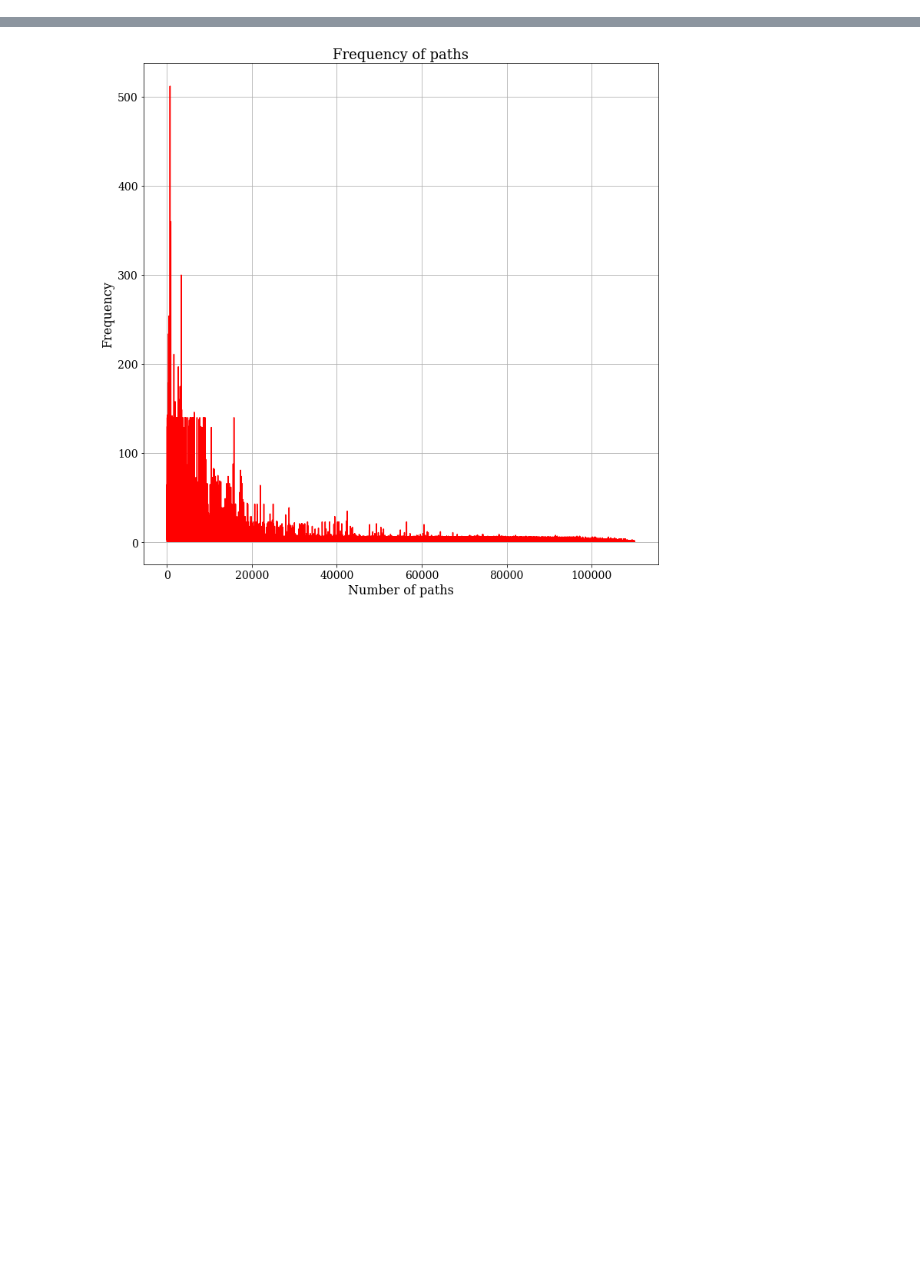
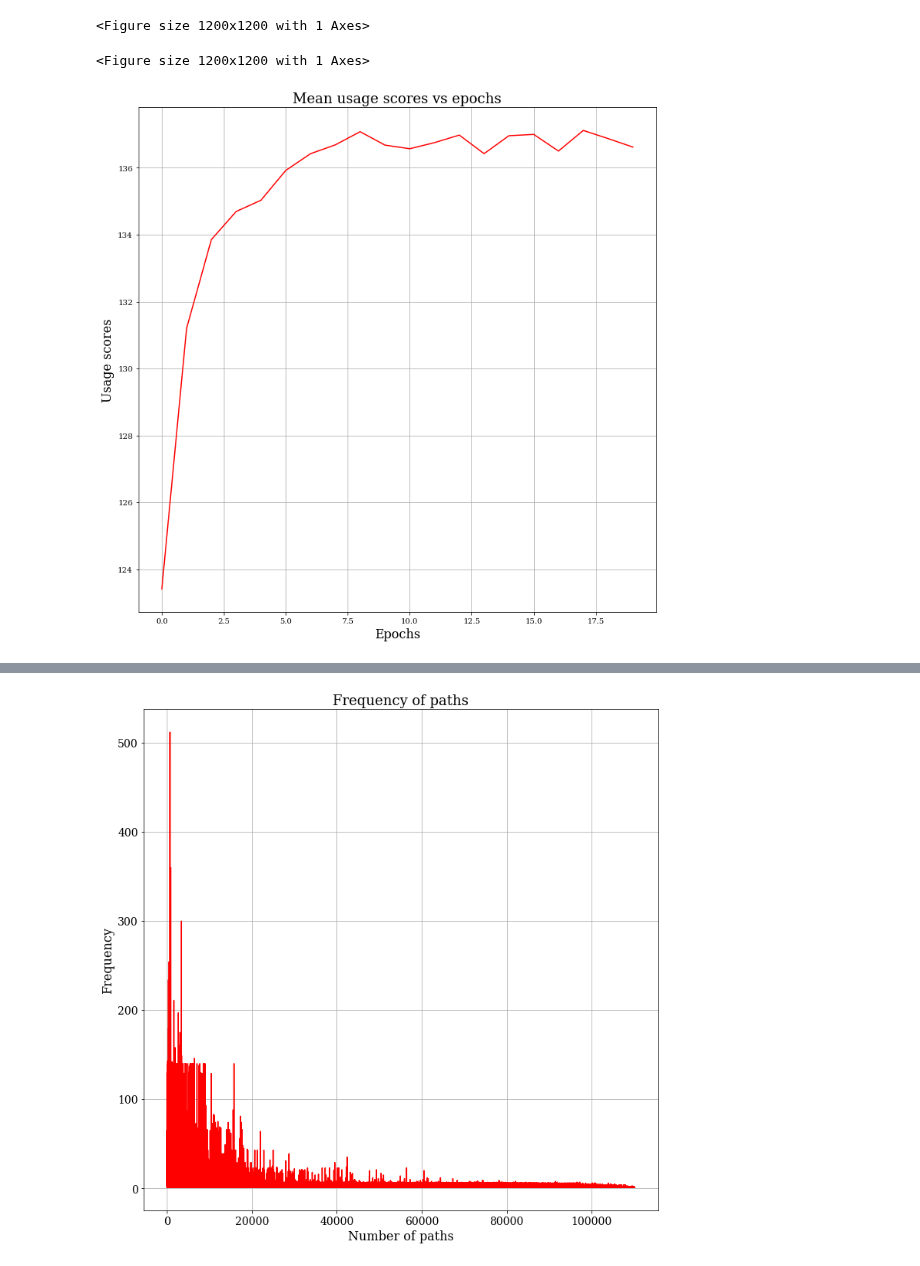
Before and after one commit to anuprulez/similar_galaxy_workflow, a Jupyter notebook: plot_losses_precision.ipynb, the cells around one changed output, grey strips where cells are left out. Saved outputs shown, nothing was run; the diff lists cells and outputs as text; code cells hidden in the pictures; blank space fills up the shorter version.

```diff
--- a/plot_losses_precision.ipynb
+++ b/plot_losses_precision.ipynb
@@ -50,16 +1,86 @@ plot_hist(abs_precision, compatible_precision, "Precision vs epochs", "Epochs",
+# %%
+import numpy as np
+import json
+import warnings
+
+from matplotlib import pyplot as plt
+
+warnings.filterwarnings("ignore")
+
+font = {'family': 'serif', 'size': 14}
+
+plt.rc('font', **font)
+
+size_title = 18
+size_label = 16
+n_pred = 2
+
+#Training loss
+tr_loss = [0.02973347, 0.00360939, 0.00223855, 0.00175462, 0.00160234, 0.0013737,
+ 0.001245, 0.00113355, 0.00111238, 0.00099951, 0.00097535, 0.00095279,
+ 0.00091858, 0.00082283, 0.00080511, 0.00078512, 0.00087507, 0.00080081,
+ 0.00069988, 0.00070882]
+
+#Test loss
+te_loss = [0.00222079, 0.00145012, 0.0009965, 0.00089102, 0.00076529, 0.0007338,
+ 0.00067119, 0.00063819, 0.00059331, 0.00059609, 0.00055839, 0.00056766,
+ 0.00053846, 0.00051498, 0.00049741, 0.00048332, 0.00049058, 0.0004792,
+ 0.00052327, 0.0005503]
+
+#Test absolute precision
+test_abs_precision = [0.8954031397380984, 0.9553524115819797, 0.9689635588728395, 0.9731930894578257,
+                      0.976329230523629, 0.977653873653548, 0.9789701497510871, 0.9795873987144722,
+                      0.9806992575846935, 0.9808771496500871, 0.9814739705083753, 0.9821327911832585,
+                      0.9827948133548633, 0.9829927390843385, 0.9833869783437357, 0.9834964363640991,
+                      0.9837418278051342, 0.9842597532268859, 0.9847731829273175, 0.984652938452513]
+
+#Test compatible precision
+test_comp_precision = [0.9418562066154252, 0.9732016401949356, 0.9806713524026123, 0.9839177986299397,
+                       0.9864263757617394, 0.9870855717132032, 0.9882632824391737, 0.9892233542700004,
+                       0.9900503787896117, 0.9901100264491173, 0.9908356633007042, 0.9915548171022388,
+                       0.9913256268288032, 0.991921055209549, 0.9921100329504988, 0.9926212605708056,
+                       0.9925305414847958, 0.992973573735298, 0.9930920978771448, 0.9928733836672193]
+
+#Mean usage scores
+mean_usage = [123.41229154460693, 131.20201752202323, 133.85445525420317, 134.6924710367763, 135.02953923409189,
+              135.92104759384893, 136.42014910083097, 136.68504361723095, 137.0770795649073, 136.67703364072995,
+              136.56825266190017, 136.75094017596408, 136.97602560490296, 136.4209164981994, 136.95722318902554,
+              136.99725438290588, 136.49895621270738, 137.11559004130123, 136.8718649395051, 136.61826496360402]
+
+
+def plot_hist(x_val1, x_val2, title, xlabel, ylabel, leg):
+
+    plt.figure(figsize=(12, 12))
+    x_pos = np.arange(len(x_val1))
+    plt.plot(x_pos, x_val1, 'r')
+    plt.plot(x_pos, x_val2, 'b')
+    plt.xlabel(xlabel, size=size_label)
+    plt.ylabel(ylabel, size=size_label)
+    plt.title(title, size=size_title)
+    plt.legend(leg)
+    plt.grid(True)
+    plt.show()
+
+plot_hist(tr_loss, te_loss, "Loss vs epochs", "Epochs", "Loss", ['Training loss', 'Validation loss'])
+plot_hist(test_abs_precision, test_comp_precision, "Precision vs epochs", "Epochs", "Precision",
+          ['Absolute precision', 'Compatible precision'])
+# %% [output]
+<Figure size 1200x1200 with 1 Axes>
+<Figure size 1200x1200 with 1 Axes>
 # %%
-def read_file(file_path):
-    with open(file_path, 'r') as data_file:
-        data = json.loads(data_file.read())
-    return data
+import json
 
 def plot_hist_one(x_val1, title, xlabel, ylabel):
 
     plt.figure(figsize=(12, 12))
     x_pos = np.arange(len(x_val1))
     plt.plot(x_pos, x_val1, 'r')
     plt.xlabel(xlabel, size=size_label)
     plt.ylabel(ylabel, size=size_label)
     plt.title(title, size=size_title)
     plt.grid(True)
     plt.show()
+
+plot_hist_one(mean_usage, "Mean usage scores vs epochs", "Epochs", "Usage scores")
+# %% [output]
+[figure, added]
```
Also changed, not shown: parts of 2 cells of this notebook, 56 other files.
